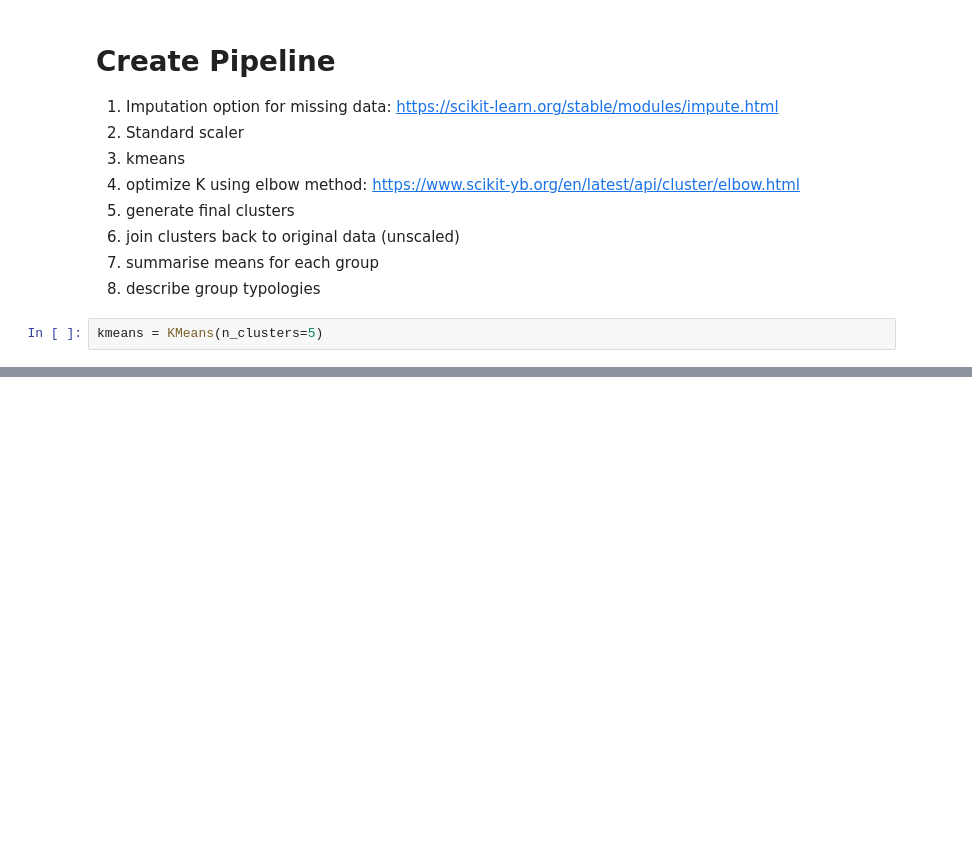
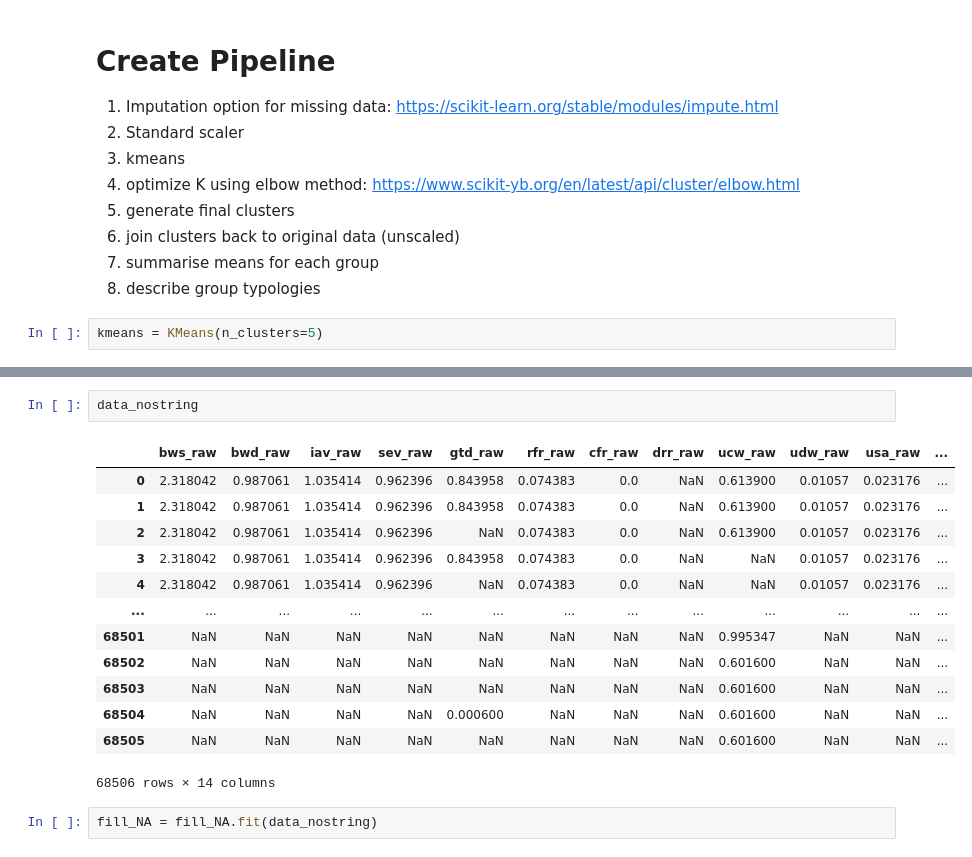
Before and after one commit to jmlasalle/water-risk-classification, a Jupyter notebook: Modeling.ipynb, the cells around one changed output, grey strips where cells are left out. Cells and saved outputs as stored; diff of their text form; blank space fills up the shorter version.

```diff
--- a/Modeling.ipynb
+++ b/Modeling.ipynb
@@ -69,0 +72,18 @@ kmeans = KMeans(n_clusters=5)
+# %%
+data_nostring
+# %% [output]
+|  | bws_raw | bwd_raw | iav_raw | sev_raw | gtd_raw | rfr_raw | cfr_raw | drr_raw | ucw_raw | udw_raw | usa_raw | ... |
+| 0 | 2.318042 | 0.987061 | 1.035414 | 0.962396 | 0.843958 | 0.074383 | 0.0 | NaN | 0.613900 | 0.01057 | 0.023176 | ... |
+| 1 | 2.318042 | 0.987061 | 1.035414 | 0.962396 | 0.843958 | 0.074383 | 0.0 | NaN | 0.613900 | 0.01057 | 0.023176 | ... |
+| 2 | 2.318042 | 0.987061 | 1.035414 | 0.962396 | NaN | 0.074383 | 0.0 | NaN | 0.613900 | 0.01057 | 0.023176 | ... |
+| 3 | 2.318042 | 0.987061 | 1.035414 | 0.962396 | 0.843958 | 0.074383 | 0.0 | NaN | NaN | 0.01057 | 0.023176 | ... |
+| 4 | 2.318042 | 0.987061 | 1.035414 | 0.962396 | NaN | 0.074383 | 0.0 | NaN | NaN | 0.01057 | 0.023176 | ... |
+| ... | ... | ... | ... | ... | ... | ... | ... | ... | ... | ... | ... | ... |
+| 68501 | NaN | NaN | NaN | NaN | NaN | NaN | NaN | NaN | 0.995347 | NaN | NaN | ... |
+| 68502 | NaN | NaN | NaN | NaN | NaN | NaN | NaN | NaN | 0.601600 | NaN | NaN | ... |
+| 68503 | NaN | NaN | NaN | NaN | NaN | NaN | NaN | NaN | 0.601600 | NaN | NaN | ... |
+| 68504 | NaN | NaN | NaN | NaN | 0.000600 | NaN | NaN | NaN | 0.601600 | NaN | NaN | ... |
+| 68505 | NaN | NaN | NaN | NaN | NaN | NaN | NaN | NaN | 0.601600 | NaN | NaN | ... |
+68506 rows × 14 columns
+# %%
+fill_NA = fill_NA.fit(data_nostring)
```
Also changed, not shown: parts of 24 cells of this notebook.
